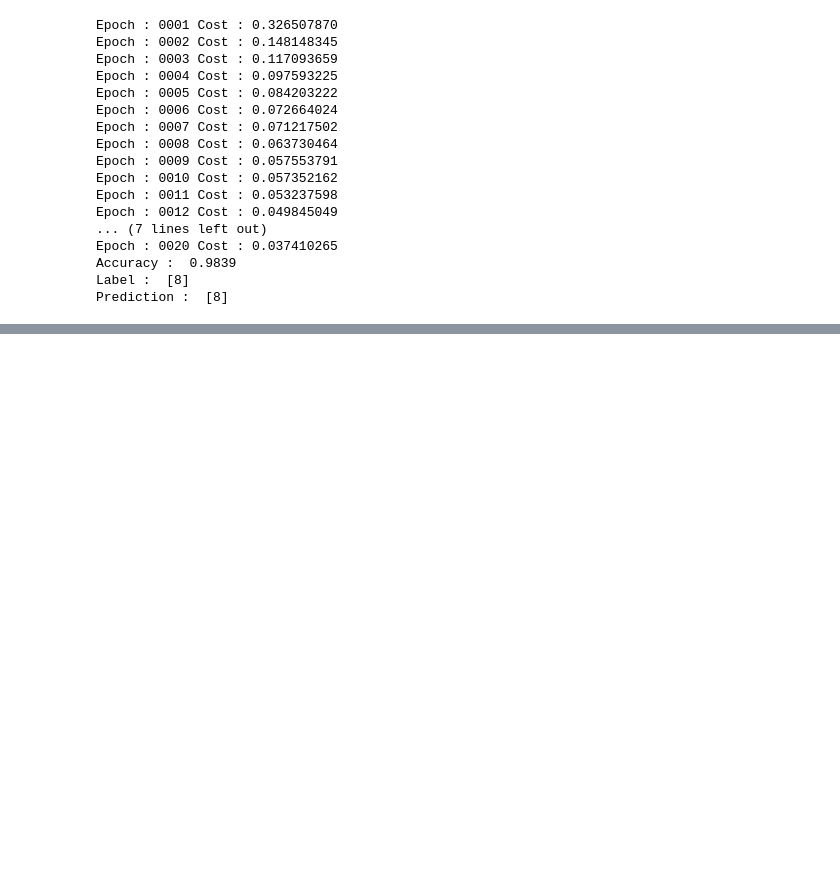
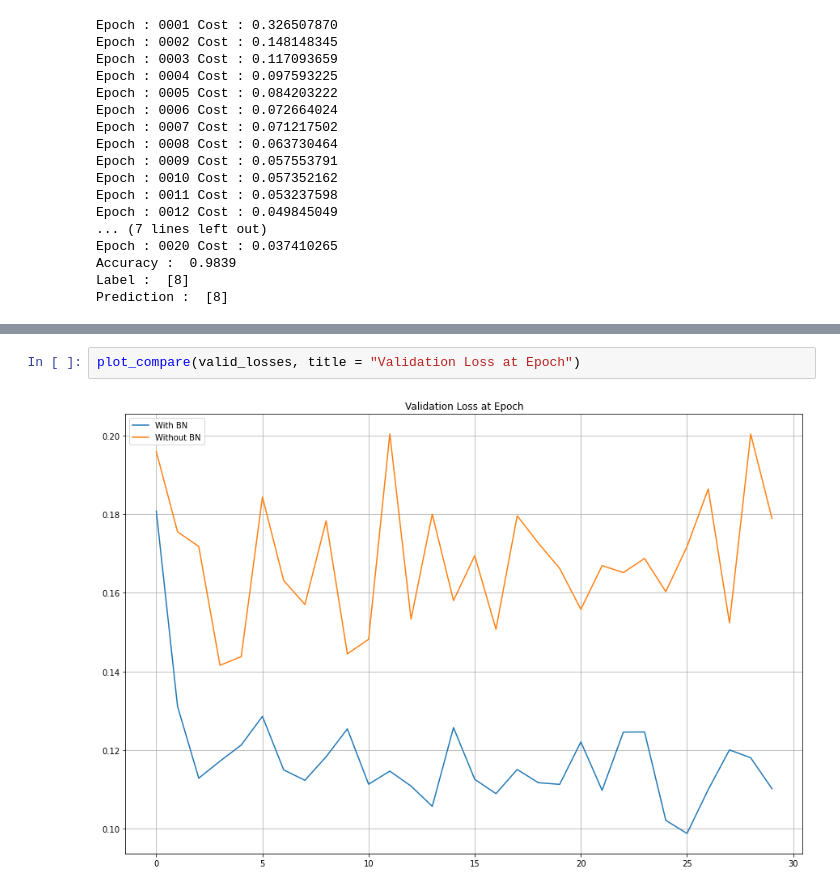
Before and after one commit to kimsangho611/DeepLearningZeroToAll-Practice, a Jupyter notebook: 모두의_딥러닝.ipynb, the cells around one changed output, grey strips where cells are left out. Cells and saved outputs as stored; diff of their text form; blank space fills up the shorter version.

```diff
--- a/모두의_딥러닝.ipynb
+++ b/모두의_딥러닝.ipynb
@@ -2225,0 +2407,4 @@ Prediction :  [8]
+# %%
+plot_compare(valid_losses, title = "Validation Loss at Epoch")
+# %% [output]
+[figure, added]
```
Also changed, not shown: parts of 21 cells of this notebook.
